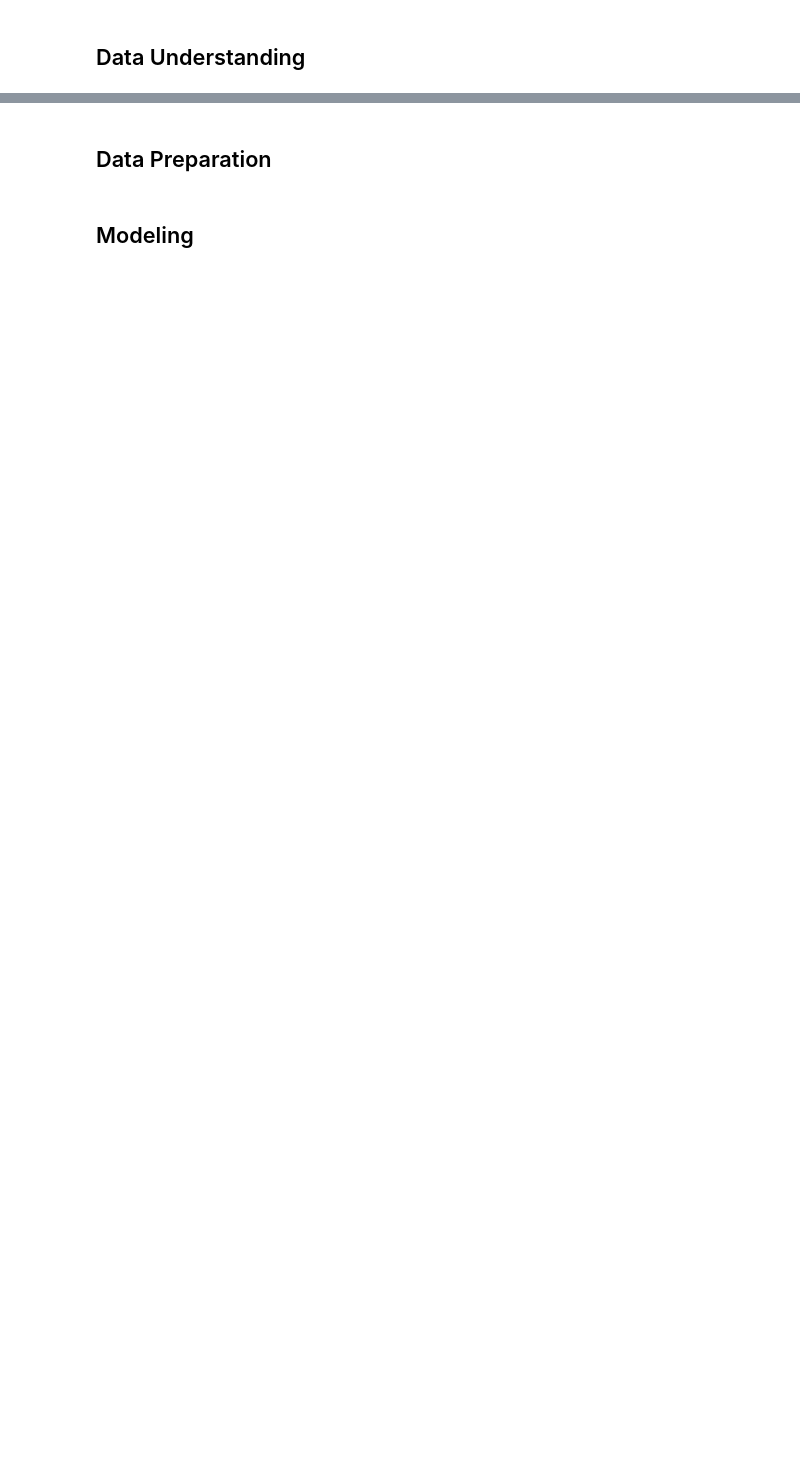
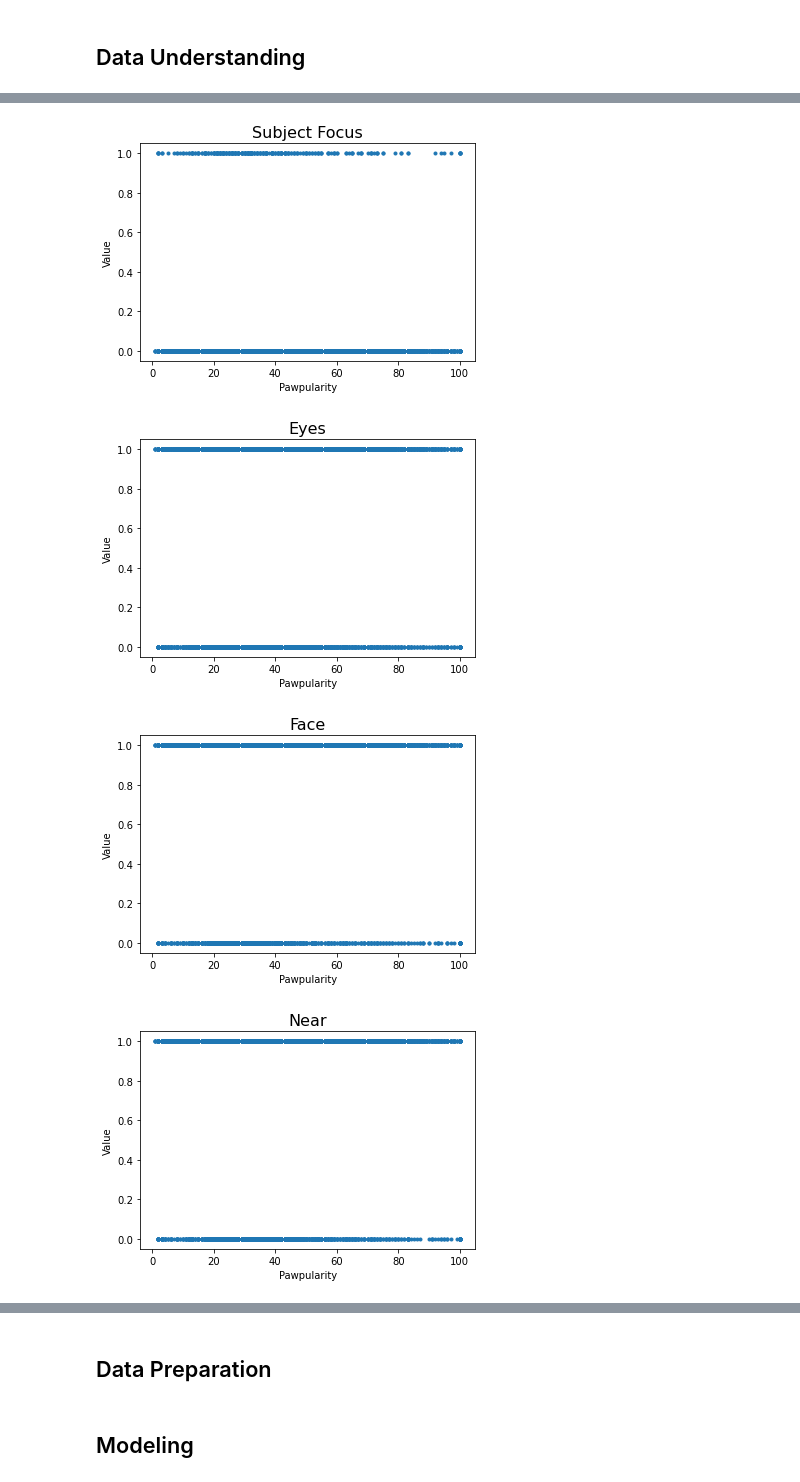
Before and after one commit to Sombrero7/pawpularity-contest, a Jupyter notebook: main_notebook.ipynb, the cells around one changed output, grey strips where cells are left out. Saved outputs shown, nothing was run; the diff lists cells and outputs as text; code cells hidden in the pictures; blank space fills up the shorter version.

```diff
--- a/main_notebook.ipynb
+++ b/main_notebook.ipynb
@@ -8,0 +144,13 @@
+# %%
+# plot feature vs. target distributions
+for col in data.drop('Id', axis=1).columns:
+    plt.figure()
+    plt.title(str(col), fontsize=16)
+    plt.xlabel('Pawpularity')
+    plt.ylabel('Value')
+    plt.plot(target, data[col], '.')
+# %% [output]
+[figure, added]
+[figure, added]
+[figure, added]
+[figure, added]
```
Also changed, not shown: parts of 108 cells of this notebook, 4 other files.
